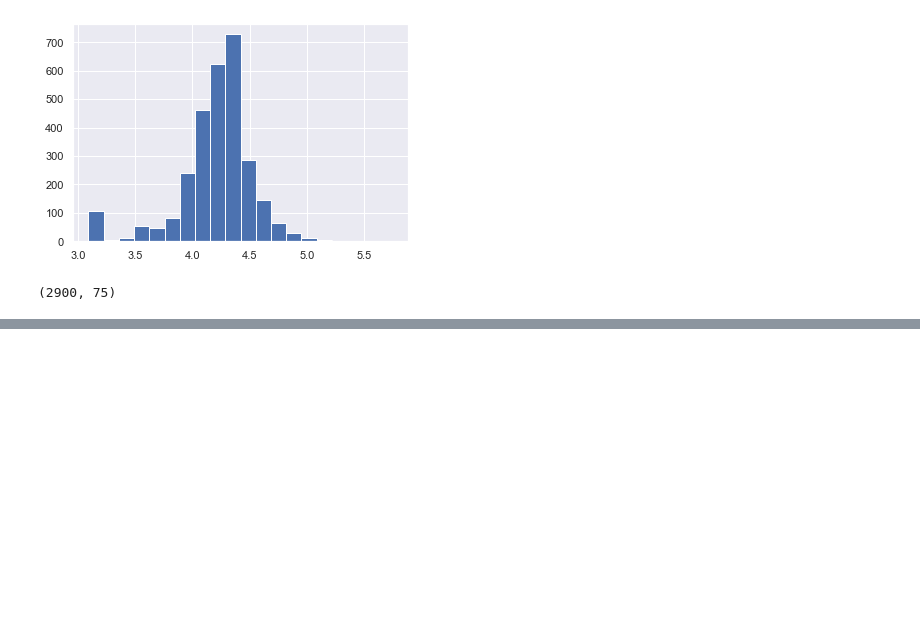
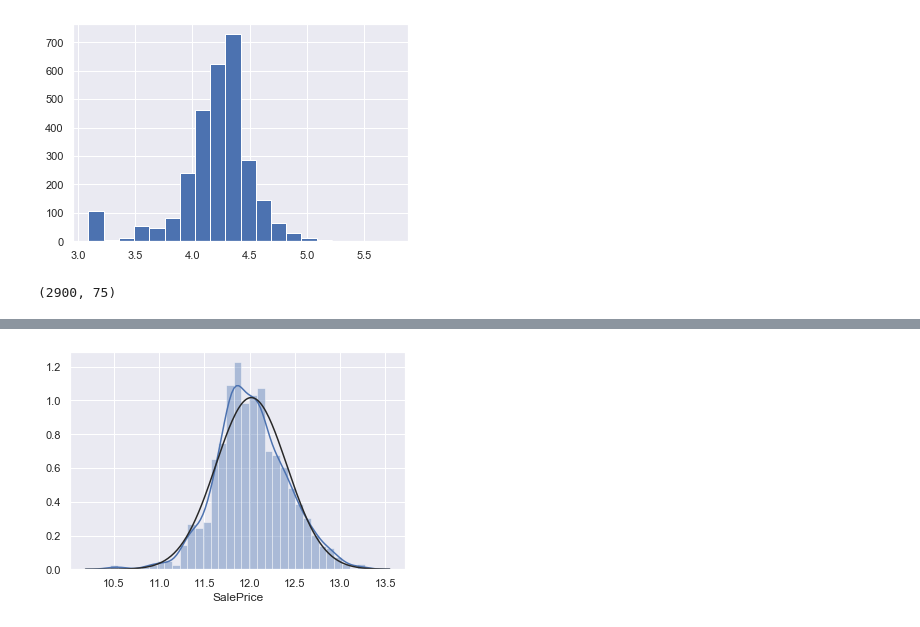
Before and after one commit to gepallas/ML_House_Prices, a Jupyter notebook: HousePrices_DataPreparation.ipynb, the cells around one changed output, grey strips where cells are left out. Cells and saved outputs as stored; diff of their text form; code cells hidden in the pictures; blank space fills up the shorter version.

```diff
--- a/HousePrices_DataPreparation.ipynb
+++ b/HousePrices_DataPreparation.ipynb
@@ -178,0 +195,6 @@ all_data_log.shape
+# %%
+sale_price = np.log1p(sale_price)
+# %%
+sns.distplot(sale_price, fit=st.norm);
+# %% [output]
+[figure, added]
```
Also changed, not shown: parts of 8 cells of this notebook.
